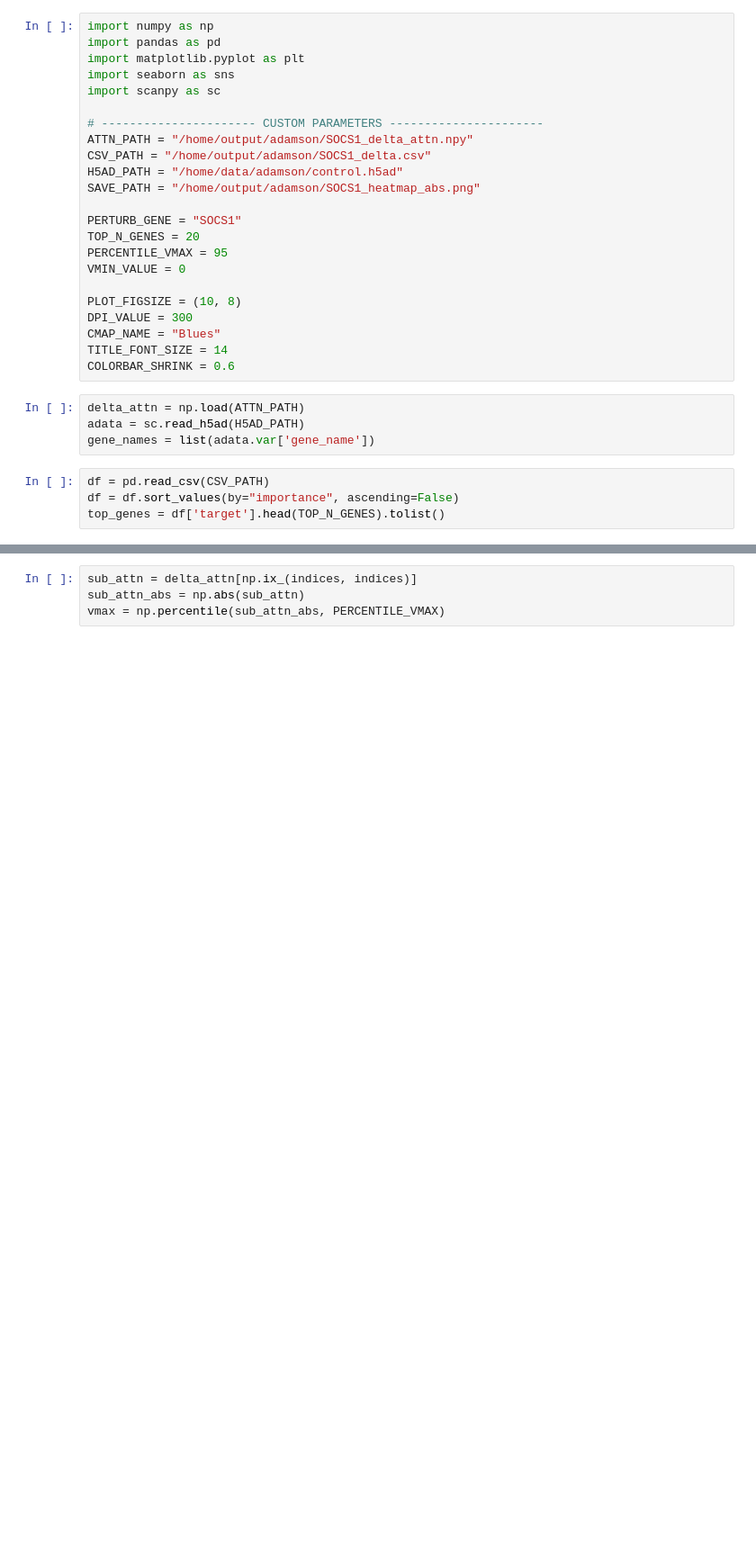
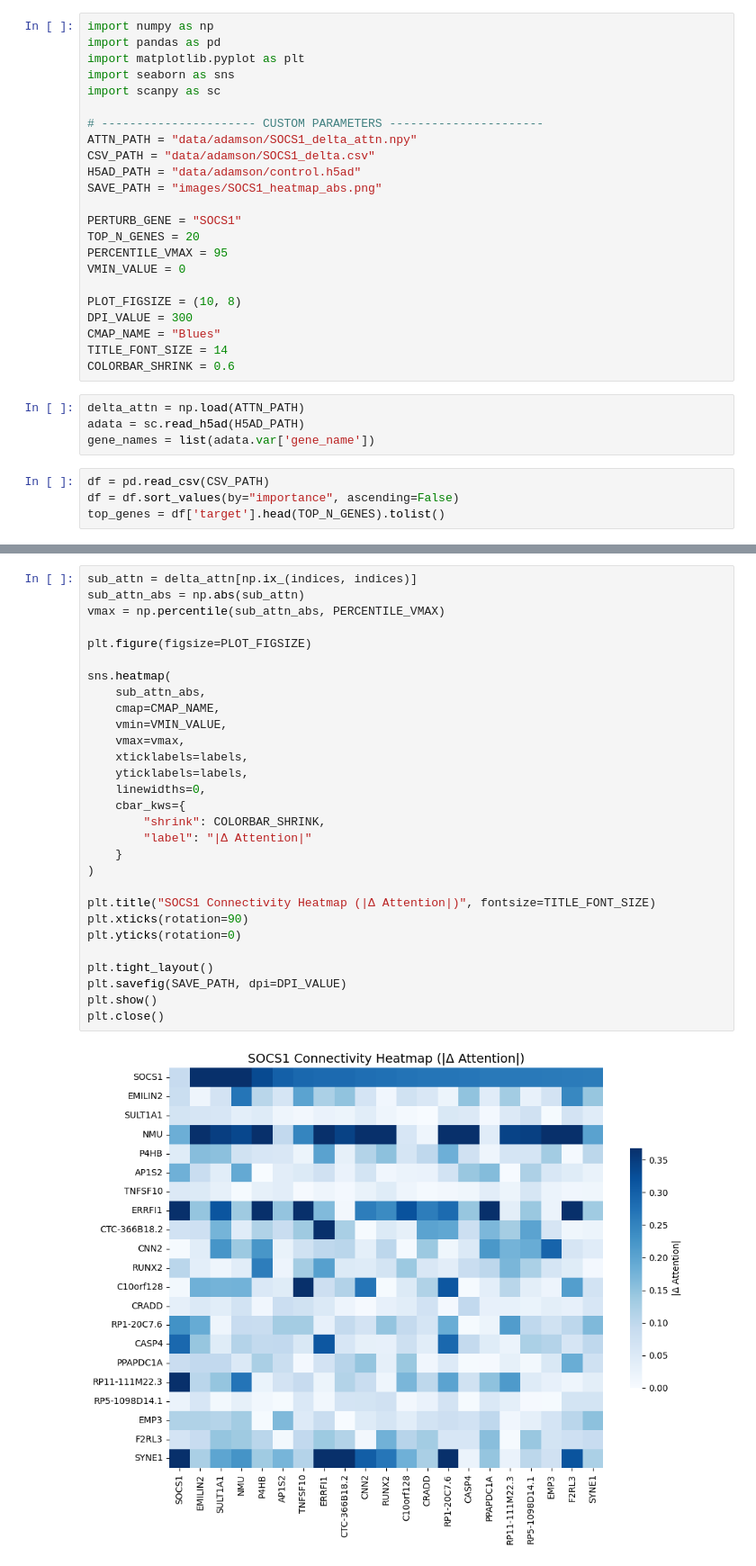
Before and after one commit to TRCDHH/scLinformer, a Jupyter notebook: draw/fig4/draw_attnetion.ipynb, the cells around one changed output, grey strips where cells are left out. Shown at 90% size. Cells and saved outputs as stored; diff of their text form; blank space fills up the shorter version.

Commit message:
update visualization

```diff
--- a/draw/fig4/draw_attnetion.ipynb
+++ b/draw/fig4/draw_attnetion.ipynb
@@ -6,10 +6,10 @@ import seaborn as sns
 import scanpy as sc
 
 # ---------------------- CUSTOM PARAMETERS ----------------------
-ATTN_PATH = "/home/output/adamson/SOCS1_delta_attn.npy"
-CSV_PATH = "/home/output/adamson/SOCS1_delta.csv"
-H5AD_PATH = "/home/data/adamson/control.h5ad"
-SAVE_PATH = "/home/output/adamson/SOCS1_heatmap_abs.png"
+ATTN_PATH = "data/adamson/SOCS1_delta_attn.npy"
+CSV_PATH = "data/adamson/SOCS1_delta.csv"
+H5AD_PATH = "data/adamson/control.h5ad"
+SAVE_PATH = "images/SOCS1_heatmap_abs.png"
 
 PERTURB_GENE = "SOCS1"
 TOP_N_GENES = 20
@@ -45,5 +47,32 @@ print("Final number of genes:", len(labels))
 # %%
 sub_attn = delta_attn[np.ix_(indices, indices)]
 sub_attn_abs = np.abs(sub_attn)
 vmax = np.percentile(sub_attn_abs, PERCENTILE_VMAX)
+
+plt.figure(figsize=PLOT_FIGSIZE)
+
+sns.heatmap(
+    sub_attn_abs,
+    cmap=CMAP_NAME,
+    vmin=VMIN_VALUE,
+    vmax=vmax,
+    xticklabels=labels,
+    yticklabels=labels,
+    linewidths=0,
+    cbar_kws={
+        "shrink": COLORBAR_SHRINK,
+        "label": "|Δ Attention|"
+    }
+)
+
+plt.title("SOCS1 Connectivity Heatmap (|Δ Attention|)", fontsize=TITLE_FONT_SIZE)
+plt.xticks(rotation=90)
+plt.yticks(rotation=0)
+
+plt.tight_layout()
+plt.savefig(SAVE_PATH, dpi=DPI_VALUE)
+plt.show()
+plt.close()
+# %% [output]
+[figure, added]
 # %%
```
Also changed, not shown: parts of 2 cells of this notebook, 14 other files.
